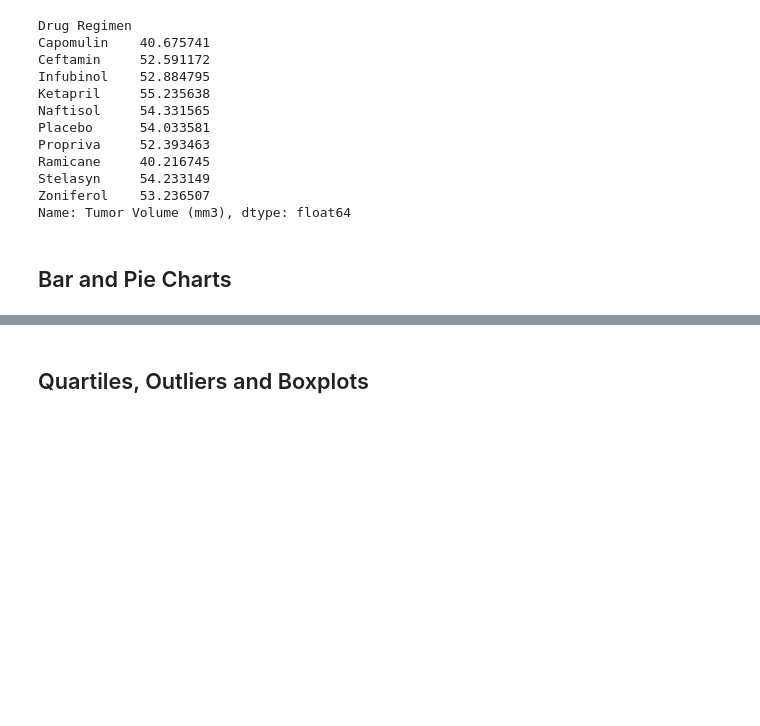
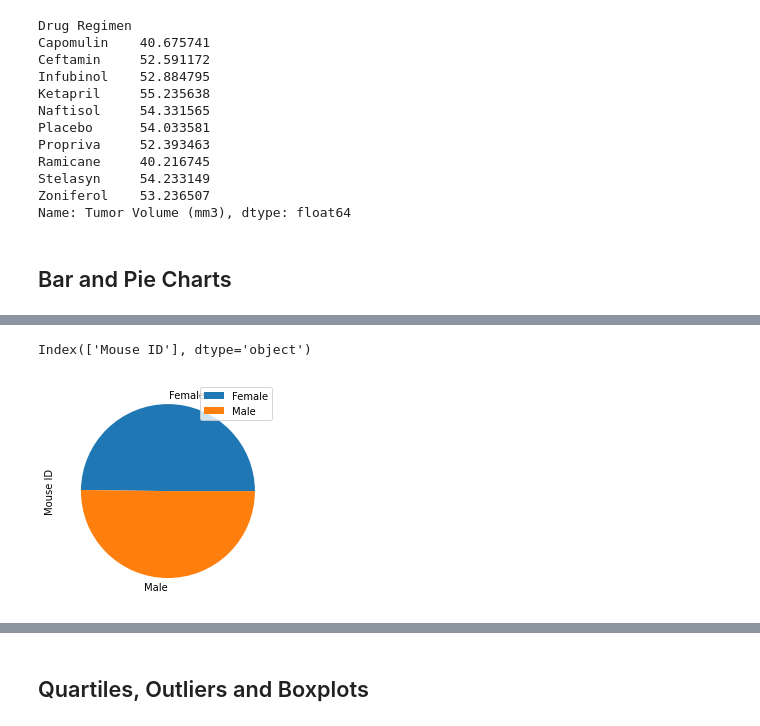
Before and after one commit to navistar792/pymaceuticals-challenge, a Jupyter notebook: pymaceuticals_starter.ipynb, the cells around one changed output, grey strips where cells are left out. Drawn from its saved outputs; the diff is of its cells as text; code cells hidden in the pictures; blank space fills up the shorter version.

```diff
--- a/pymaceuticals_starter.ipynb
+++ b/pymaceuticals_starter.ipynb
@@ -183 +214,13 @@ plt.bar(x_axis, users, color='r', alpha=0.5, align="center")
+# %%
+# Generate a pie plot showing the distribution of female versus male mice using Pandas
+pie_data = clean_df.groupby(["Sex"])
+pie_data = pie_data.agg({"Mouse ID": "nunique"})
+pie_df = pd.DataFrame(pie_data)
+pie_df.columns
+# %% [output]
+Index(['Mouse ID'], dtype='object')
+# %%
+pie_df = pie_data.plot.pie(y='Mouse ID')
+# %% [output]
+[figure, added]
 # %%
```
Also changed, not shown: parts of 8 cells of this notebook.
